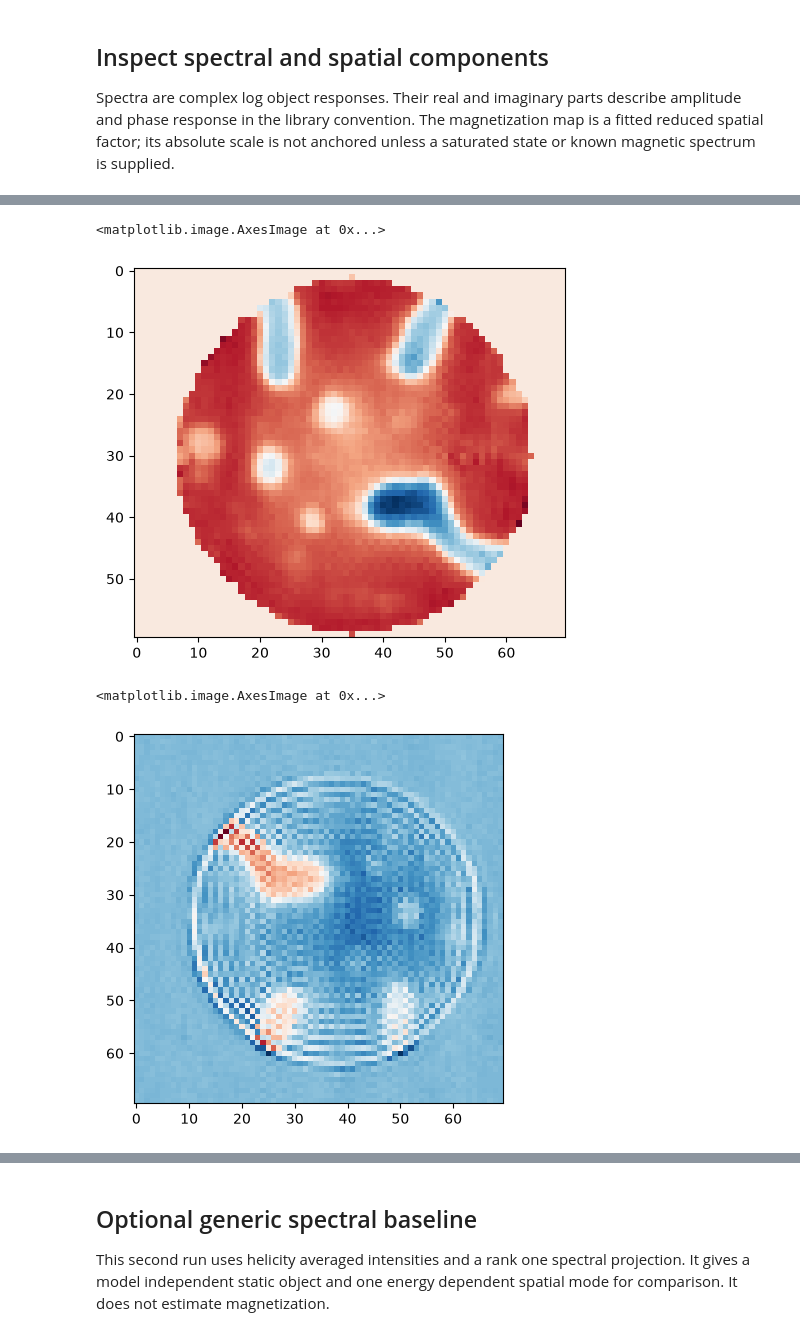
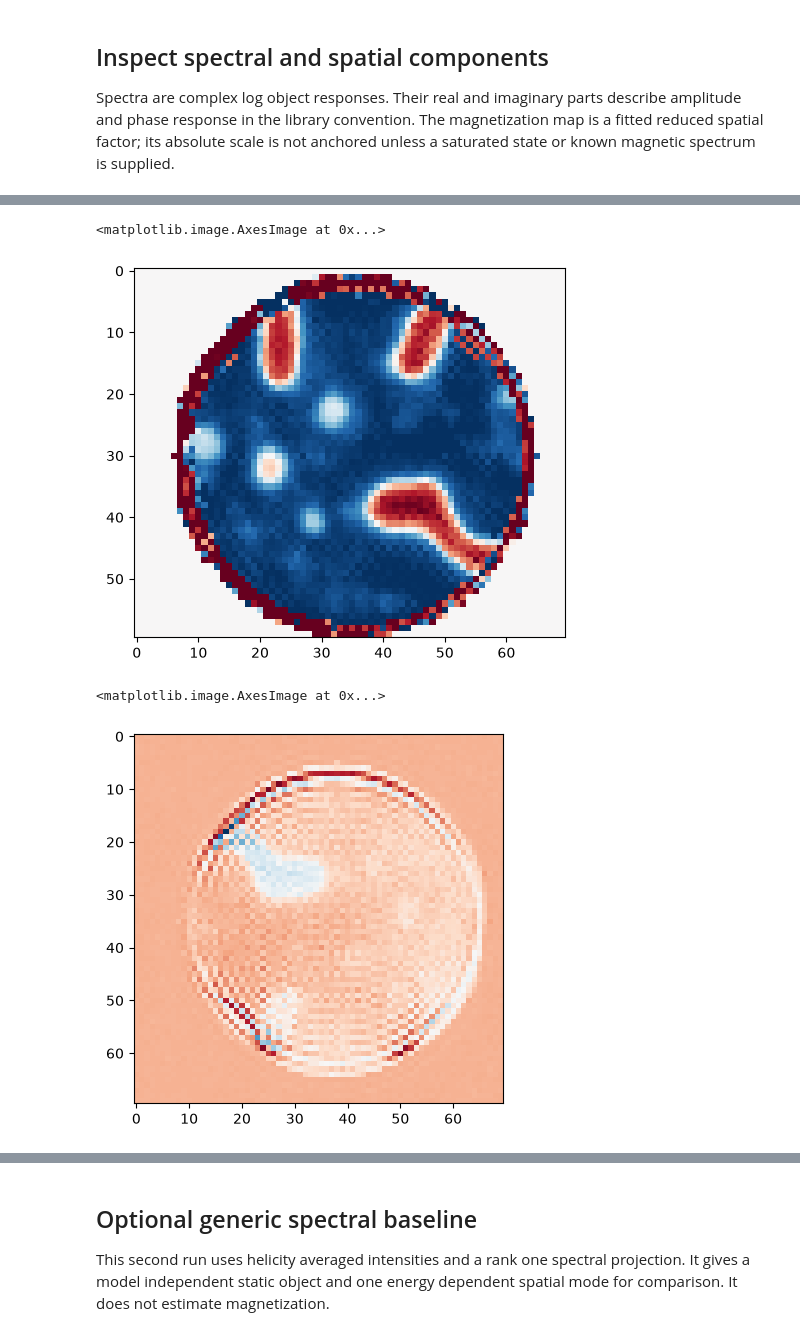
Before and after one commit to riccbatt/FTH-Phase-Retrieval-2609-SOLEIL-SEXTANTS, a Jupyter notebook: maxiv_phase_test/05_maxiv_hyperspectral_phase_retrieval.ipynb, the cells around one changed output, grey strips where cells are left out. Cells and saved outputs as stored; diff of their text form; code cells hidden in the pictures.

Commit message:
hyperspectral imaging update, fixed phase retrieval issues

```diff
--- a/maxiv_phase_test/05_maxiv_hyperspectral_phase_retrieval.ipynb
+++ b/maxiv_phase_test/05_maxiv_hyperspectral_phase_retrieval.ipynb
@@ -301,0 +255,41 @@ Field stack: (26, 388, 388) charge spectrum: (13,) magnetic spectrum: (13,)
+# %%
+states = [r["state"] for r in records]
+energy_labels = [float(r["energy_eV"]) for r in records]
+polarizations = [r["polarization"] for r in records]
+illumination_labels = ["beam0"] * len(records)
+from PIL import Image
+def load_object_map(path):
+    if path is None:
+        return None
+    path = Path(path)
+    return np.load(path) if path.suffix.lower() == ".npy" else np.asarray(Image.open(path).convert("L"))
+
+material_mask = load_object_map(MATERIAL_MASK_FILE)
+relative_thickness = load_object_map(RELATIVE_THICKNESS_FILE)
+if THICKNESS_APERTURE_MODE not in {"fixed", "support", "none"}:
+    raise ValueError("THICKNESS_APERTURE_MODE must be fixed, support, or none")
+if THICKNESS_APERTURE_MODE != "none":
+    if material_mask is not None or relative_thickness is not None:
+        raise ValueError("Choose the largest-aperture mode or supplied material files, not both")
+    # supportmask is the saved, unshifted object grid. The retrieval library
+    # maps this thickness template through crop and then bin with the support.
+    thickness_aperture = universal.largest_support_component(supportmask)
+    print("Largest object aperture:", int(thickness_aperture.sum()),
+          "pixels of", int(supportmask.sum()), "support pixels")
+    fig, ax = plt.subplots(figsize=(5, 5))
+    ax.imshow(supportmask, cmap="gray", alpha=0.35)
+    ax.imshow(np.ma.masked_where(thickness_aperture == 0, thickness_aperture),
+              cmap="autumn", vmin=0, vmax=1, alpha=0.75)
+    ax.set_title("Thickness = 1 in largest object aperture")
+    ax.axis("off")
+    plt.show()
+    # The binary material_mask is mapped with nearest-neighbor sampling.
+    # With fitting disabled it means thickness exactly 1 inside, 0 outside.
+    material_mask = thickness_aperture
+if THICKNESS_APERTURE_MODE == "fixed" and FIT_MATERIAL_THICKNESS:
+    raise ValueError("Fixed binary thickness requires FIT_MATERIAL_THICKNESS=False")
+fit_thickness = FIT_MATERIAL_THICKNESS or THICKNESS_APERTURE_MODE == "support"
+recipe = universal.default_universal_phase_retrieval_recipe()
+
+try:print(recipe)
+except: pass
@@ -347,7 +404,8 @@ ax.imshow(np.abs(common)[-100:-40,60:130], cmap="gray")
 # %%
+primary_warmup = warmup_fields[:, 0] if warmup_fields.ndim == 4 else warmup_fields
 fig,ax=plt.subplots()
-ax.imshow(magnetization[0][-100:-40,60:130], cmap="RdBu_r")
+ax.imshow(magnetization[0][-100:-40,60:130], cmap="RdBu_r", vmin=-0.05, vmax=+0.05)
 # %% [output]
 <matplotlib.image.AxesImage at 0x...>
-[figure, old version]
+[figure, new version]
 # %%
@@ -355,9 +414,9 @@ def reconstruct(im):
     return np.fft.fftshift(np.fft.fft2(np.fft.fftshift(im)))
 # %%
 fig,ax=plt.subplots()
-ax.imshow(np.real(reconstruct(warmup_fields[0]-warmup_fields[5]))[::-1,::-1][-160:-90,60:130], cmap="RdBu_r")
+ax.imshow(np.real(reconstruct((warmup_fields[:, 0] if warmup_fields.ndim == 4 else warmup_fields)[0] - (warmup_fields[:, 0] if warmup_fields.ndim == 4 else warmup_fields)[5]))[::-1,::-1][-160:-90,60:130], cmap="RdBu_r")
 # %% [output]
 <matplotlib.image.AxesImage at 0x...>
-[figure, old version]
+[figure, new version]
 # %%
 fig,ax=plt.subplots()
```
Also changed, not shown: parts of 15 cells of this notebook, 21 other files.
